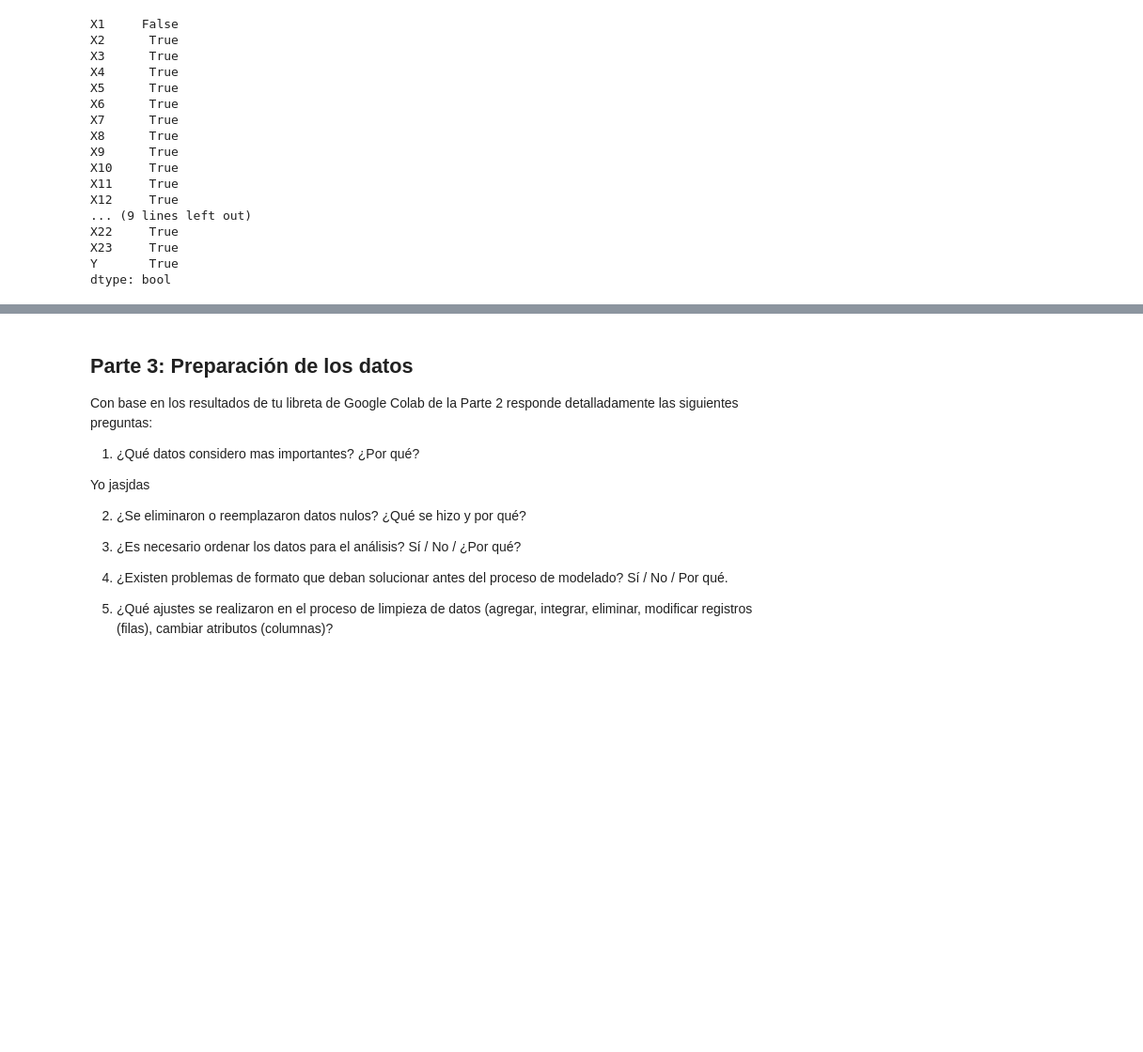
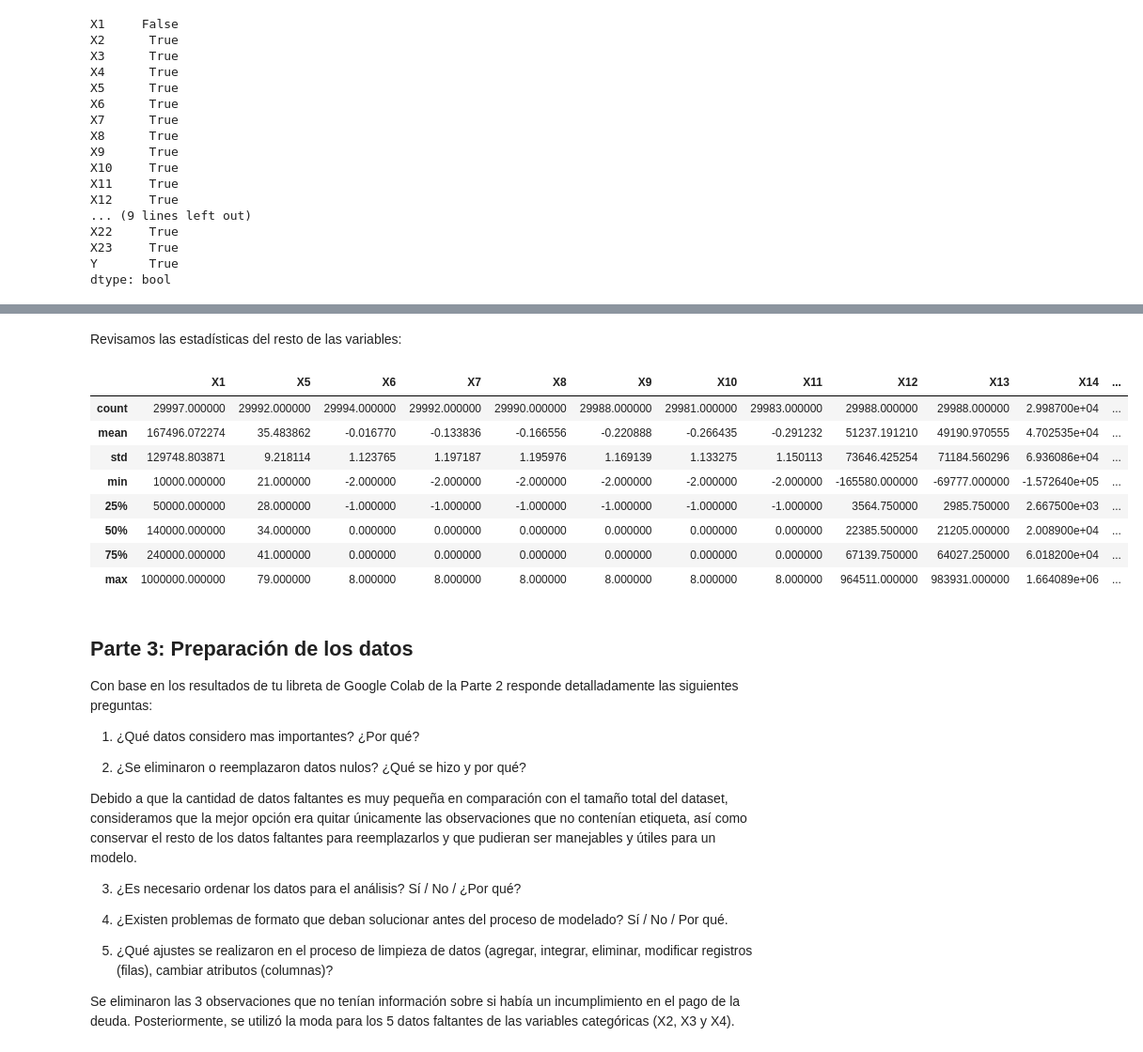
Before and after one commit to PosgradoMNA/actividades-del-projecto-cad_equipo47, a Jupyter notebook: Semana3_Actividad1_Equipo47.ipynb, the cells around one changed output, grey strips where cells are left out. Shown at 94% size. Cells and saved outputs as stored; diff of their text form; code cells hidden in the pictures; blank space fills up the shorter version.

```diff
--- a/Semana3_Actividad1_Equipo47.ipynb
+++ b/Semana3_Actividad1_Equipo47.ipynb
@@ -72,0 +159,4 @@ df_dropna
+# %%
+df_na_treatment.fillna({'X2':df_na_treatment.X2.mode()[0], 'X3':df_na_treatment.X3.mode()[0],
+                           'X4':df_na_treatment.X4.mode()[0]}
+                       , inplace=True)
@@ -73,3 +173,18 @@ df_dropna
+# %% [markdown]
+Revisamos las estadísticas del resto de las variables:
+# %%
+pd.set_option('display.max_columns', None)
+df_na_treatment.drop(['X2','X3','X4','Y'], axis=1).describe()
+# %% [output]
+|  | X1 | X5 | X6 | X7 | X8 | X9 | X10 | X11 | X12 | X13 | X14 | ... |
+| count | 29997.000000 | 29992.000000 | 29994.000000 | 29992.000000 | 29990.000000 | 29988.000000 | 29981.000000 | 29983.000000 | 29988.000000 | 29988.000000 | 2.998700e+04 | ... |
+| mean | 167496.072274 | 35.483862 | -0.016770 | -0.133836 | -0.166556 | -0.220888 | -0.266435 | -0.291232 | 51237.191210 | 49190.970555 | 4.702535e+04 | ... |
+| std | 129748.803871 | 9.218114 | 1.123765 | 1.197187 | 1.195976 | 1.169139 | 1.133275 | 1.150113 | 73646.425254 | 71184.560296 | 6.936086e+04 | ... |
+| min | 10000.000000 | 21.000000 | -2.000000 | -2.000000 | -2.000000 | -2.000000 | -2.000000 | -2.000000 | -165580.000000 | -69777.000000 | -1.572640e+05 | ... |
+| 25% | 50000.000000 | 28.000000 | -1.000000 | -1.000000 | -1.000000 | -1.000000 | -1.000000 | -1.000000 | 3564.750000 | 2985.750000 | 2.667500e+03 | ... |
+| 50% | 140000.000000 | 34.000000 | 0.000000 | 0.000000 | 0.000000 | 0.000000 | 0.000000 | 0.000000 | 22385.500000 | 21205.000000 | 2.008900e+04 | ... |
+| 75% | 240000.000000 | 41.000000 | 0.000000 | 0.000000 | 0.000000 | 0.000000 | 0.000000 | 0.000000 | 67139.750000 | 64027.250000 | 6.018200e+04 | ... |
+| max | 1000000.000000 | 79.000000 | 8.000000 | 8.000000 | 8.000000 | 8.000000 | 8.000000 | 8.000000 | 964511.000000 | 983931.000000 | 1.664089e+06 | ... |
 # %% [markdown]
 ## Parte 3: Preparación de los datos
 
@@ -77,11 +192,11 @@ Con base en los resultados de tu libreta de Google Colab de la Parte 2 responde
 
 1. ¿Qué datos considero mas importantes? ¿Por qué?
 
-Yo jasjdas
+
 
 2. ¿Se eliminaron o reemplazaron datos nulos? ¿Qué se hizo y por qué?
 
-
+Debido a que la cantidad de datos faltantes es muy pequeña en comparación con el tamaño total del dataset, consideramos que la mejor opción era quitar únicamente las observaciones que no contenían etiqueta, así como conservar el resto de los datos faltantes para reemplazarlos y que pudieran ser manejables y útiles para un modelo.
 
 3. ¿Es necesario ordenar los datos para el análisis? Sí / No / ¿Por qué?
 
@@ -94,3 +209,5 @@ Yo jasjdas
 
 
 5. ¿Qué ajustes se realizaron en el proceso de limpieza de datos (agregar, integrar, eliminar, modificar registros (filas), cambiar atributos (columnas)?
+
+Se eliminaron las 3 observaciones que no tenían información sobre si había un incumplimiento en el pago de la deuda. Posteriormente, se utilizó la moda para los 5 datos faltantes de las variables categóricas (X2, X3 y X4).
```
Also changed, not shown: parts of 11 cells of this notebook.
